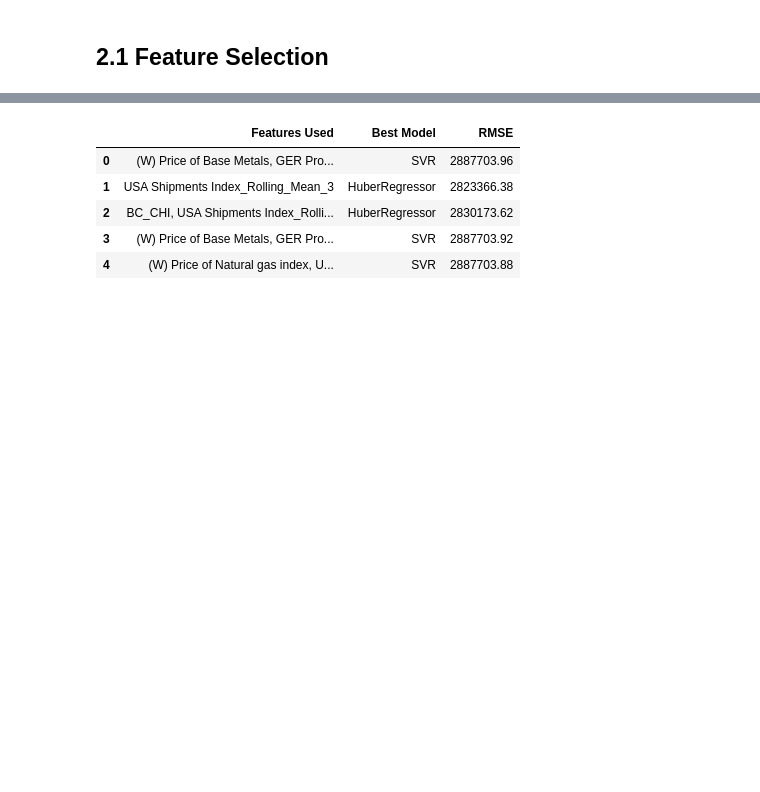
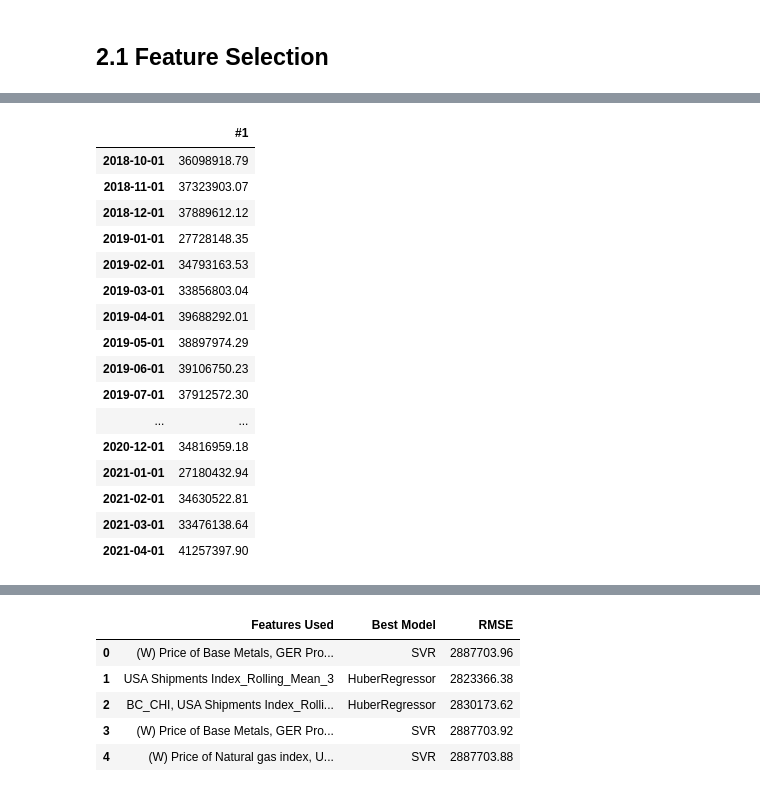
Before and after one commit to MGN19/Siemens-forecast, a Jupyter notebook: 02_FS_&_Modeling.ipynb, the cells around one changed output, grey strips where cells are left out. Saved outputs shown, nothing was run; the diff lists cells and outputs as text; code cells hidden in the pictures; blank space fills up the shorter version.

```diff
--- a/02_FS_&_Modeling.ipynb
+++ b/02_FS_&_Modeling.ipynb
@@ -278,0 +324,20 @@ ModuleNotFoundError: No module named 'fbprophet'
+# %%
+y_train_1
+# %% [output]
+|  | #1 |
+| 2018-10-01 | 36098918.79 |
+| 2018-11-01 | 37323903.07 |
+| 2018-12-01 | 37889612.12 |
+| 2019-01-01 | 27728148.35 |
+| 2019-02-01 | 34793163.53 |
+| 2019-03-01 | 33856803.04 |
+| 2019-04-01 | 39688292.01 |
+| 2019-05-01 | 38897974.29 |
+| 2019-06-01 | 39106750.23 |
+| 2019-07-01 | 37912572.30 |
+| ... | ... |
+| 2020-12-01 | 34816959.18 |
+| 2021-01-01 | 27180432.94 |
+| 2021-02-01 | 34630522.81 |
+| 2021-03-01 | 33476138.64 |
+| 2021-04-01 | 41257397.90 |
```
Also changed, not shown: parts of 6 cells of this notebook, 1 other file.
